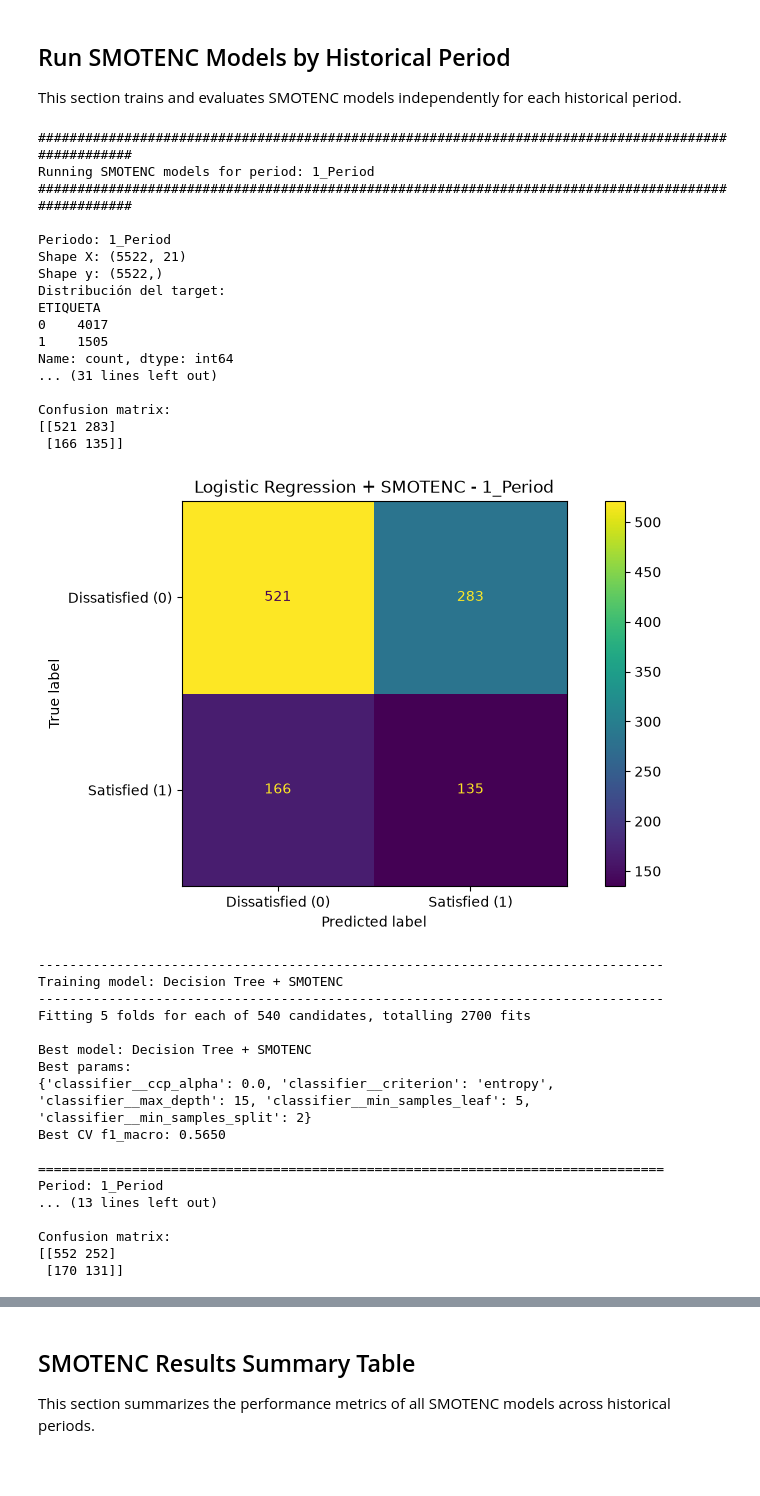
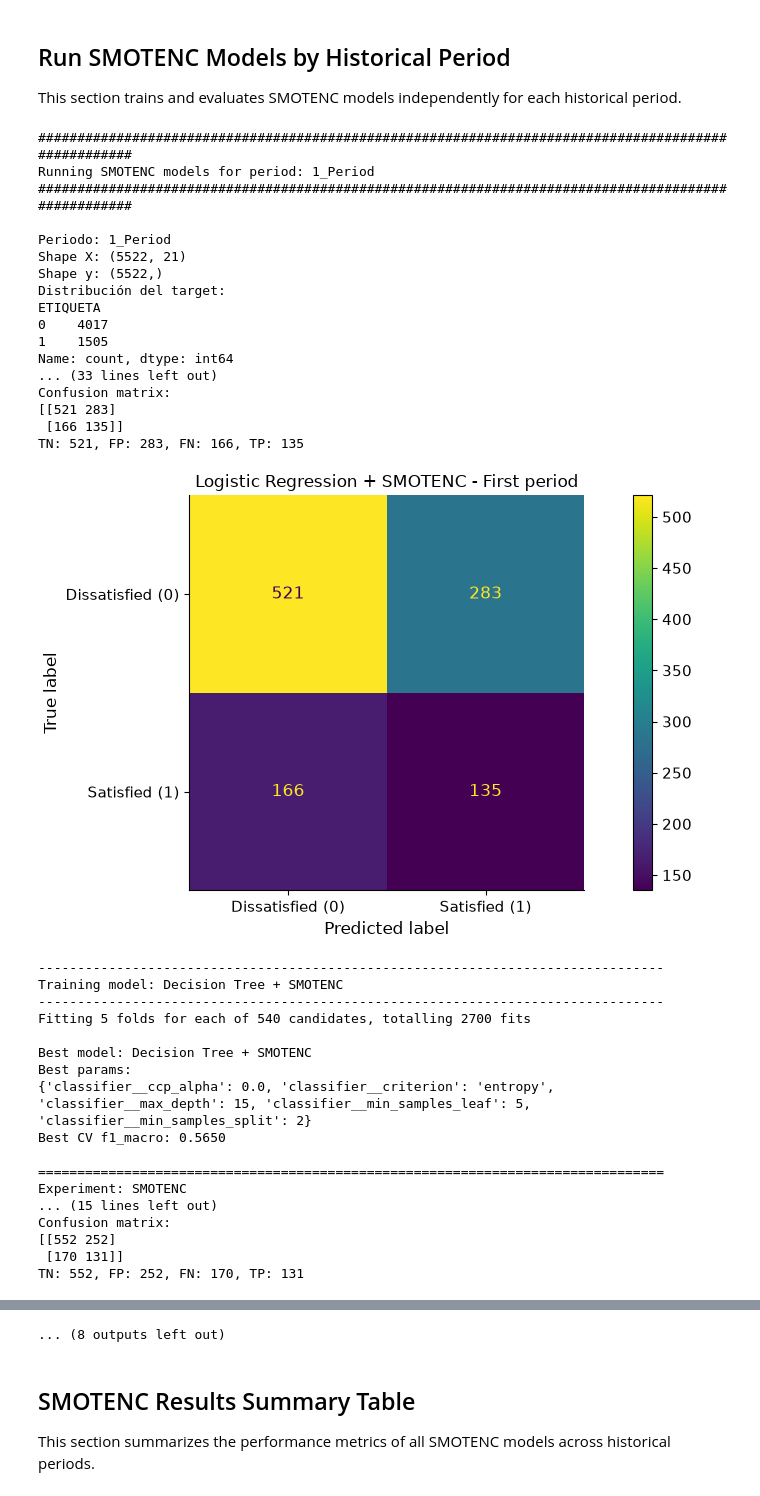
Before and after one commit to datascienceyt/satisfaction_democracy, a Jupyter notebook: ecuador_satisfaccion_democracia.ipynb, the cells around one changed output, grey strips where cells are left out. Drawn from its saved outputs; the diff is of its cells as text; code cells hidden in the pictures; blank space fills up the shorter version.

```diff
--- a/ecuador_satisfaccion_democracia.ipynb
+++ b/ecuador_satisfaccion_democracia.ipynb
@@ -1451,7 +1901,10 @@ for period in periods:
             period=period,
             fitted_model=fitted_model,
             X_test=X_test,
-            y_test=y_test
+            y_test=y_test,
+            period_display_labels=PERIOD_DISPLAY_LABELS,
+            experiment="Class weight grid",
+            save_confusion_matrix=True
         )
 
         # Save metrics for the final comparison table.
@@ -1819,7 +2272,10 @@ for period in periods:
             period=period,
             fitted_model=fitted_model,
             X_test=X_test,
-            y_test=y_test
+            y_test=y_test,
+            period_display_labels=PERIOD_DISPLAY_LABELS,
+            experiment="RandomOverSampler",
+            save_confusion_matrix=True
         )
 
         ros_results.append(metrics)
@@ -2353,37 +2809,40 @@ for period in periods:
             X_train=X_train,
             y_train=y_train,
             random_state=RANDOM_STATE
         )
 
         metrics = evaluate_model(
             model_name=model_name,
             period=period,
             fitted_model=fitted_model,
             X_test=X_test,
-            y_test=y_test
+            y_test=y_test,
+            period_display_labels=PERIOD_DISPLAY_LABELS,
+            experiment="SMOTENC",
+            save_confusion_matrix=True
         )
 
         smotenc_results.append(metrics)
         smotenc_best_models[(period, model_name)] = fitted_model
 # %% [output]
 ####################################################################################################
 Running SMOTENC models for period: 1_Period
 ####################################################################################################
 
 Periodo: 1_Period
 Shape X: (5522, 21)
 Shape y: (5522,)
 Distribución del target:
 ETIQUETA
 0    4017
 1    1505
 Name: count, dtype: int64
-... (31 lines left out)
-
+... (33 lines left out)
 Confusion matrix:
 [[521 283]
  [166 135]]
+TN: 521, FP: 283, FN: 166, TP: 135
-[figure, old version]
+[figure, new version]
 --------------------------------------------------------------------------------
 Training model: Decision Tree + SMOTENC
 --------------------------------------------------------------------------------
@@ -2395,9 +2854,9 @@ Best params:
 Best CV f1_macro: 0.5650
 
 ================================================================================
-Period: 1_Period
-... (13 lines left out)
-
+Experiment: SMOTENC
+... (15 lines left out)
 Confusion matrix:
 [[552 252]
  [170 131]]
+TN: 552, FP: 252, FN: 170, TP: 131
@@ -2478,3 +2939,4 @@ Confusion matrix:
+... (8 outputs left out)
 # %% [markdown]
 ## SMOTENC Results Summary Table
 
```
Also changed, not shown: parts of 35 cells of this notebook, 1 other file.
